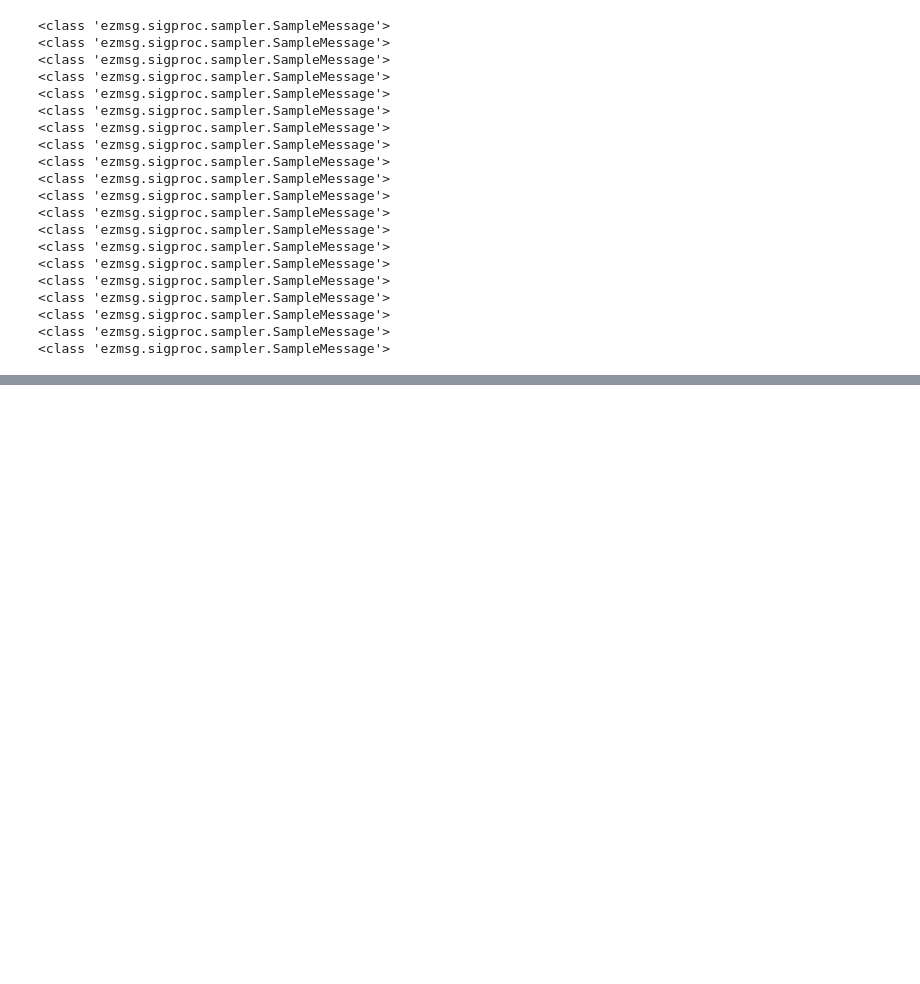
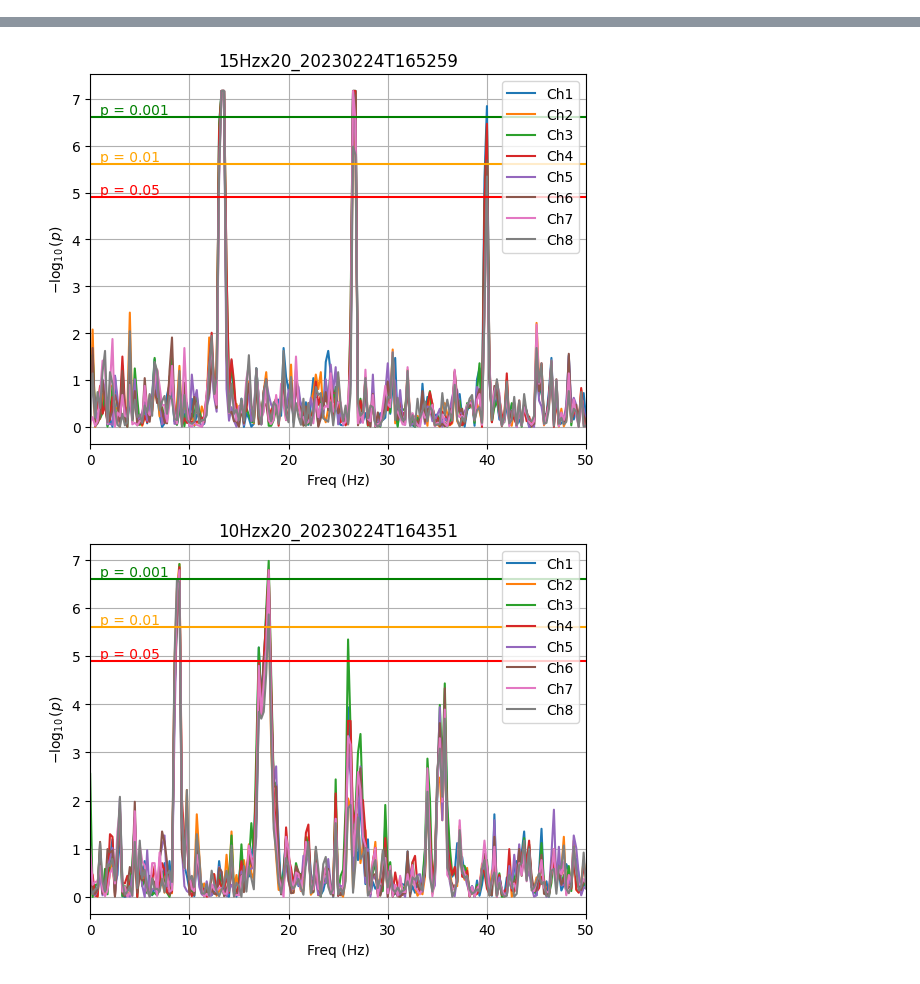
Before and after one commit to itsJorgeRivera/ezmsg-ssvep, a Jupyter notebook: notebooks/offline_analysis.ipynb, the cells around one changed output, grey strips where cells are left out. Saved outputs shown, nothing was run; the diff lists cells and outputs as text; code cells hidden in the pictures; blank space fills up the shorter version.

```diff
--- a/notebooks/offline_analysis.ipynb
+++ b/notebooks/offline_analysis.ipynb
@@ -5,27 +0,0 @@ from ezmsg.util.messagelogger import message_log
-# %%
-data_dir = Path.home() / 'ssvep_data'
-data_fname = data_dir / 'SSVEP_S1' / '15Hzx20_20230224T165259.txt'
-
-for msg in message_log(data_fname):
-    print(type(msg))
-# %% [output]
-<class 'ezmsg.sigproc.sampler.SampleMessage'>
-<class 'ezmsg.sigproc.sampler.SampleMessage'>
-<class 'ezmsg.sigproc.sampler.SampleMessage'>
-<class 'ezmsg.sigproc.sampler.SampleMessage'>
-<class 'ezmsg.sigproc.sampler.SampleMessage'>
-<class 'ezmsg.sigproc.sampler.SampleMessage'>
-<class 'ezmsg.sigproc.sampler.SampleMessage'>
-<class 'ezmsg.sigproc.sampler.SampleMessage'>
-<class 'ezmsg.sigproc.sampler.SampleMessage'>
-<class 'ezmsg.sigproc.sampler.SampleMessage'>
-<class 'ezmsg.sigproc.sampler.SampleMessage'>
-<class 'ezmsg.sigproc.sampler.SampleMessage'>
-<class 'ezmsg.sigproc.sampler.SampleMessage'>
-<class 'ezmsg.sigproc.sampler.SampleMessage'>
-<class 'ezmsg.sigproc.sampler.SampleMessage'>
-<class 'ezmsg.sigproc.sampler.SampleMessage'>
-<class 'ezmsg.sigproc.sampler.SampleMessage'>
-<class 'ezmsg.sigproc.sampler.SampleMessage'>
-<class 'ezmsg.sigproc.sampler.SampleMessage'>
-<class 'ezmsg.sigproc.sampler.SampleMessage'>
@@ -31,0 +56,46 @@ for msg in message_log(data_fname):
+# %%
+data_dir = Path.home() / 'ssvep_data'
+
+for data_fname in (data_dir / 'SSVEP_S1').glob('*.txt'):
+
+    settings = OfflineStatsSettings(
+        replay_settings = MessageReplaySettings(
+            filename = data_fname
+        ),
+        stats_settings = SpectralStatsSettings(
+            time_axis = 'time',
+            integration_time = 4.0,
+            multiple_comparisons = False
+        )
+    )
+
+    system = OfflineStats(settings)
+
+    ez.run(system, force_single_process = True)
+
+    stats: AxisArray = system.output[-1]
+    freq_axis = 'freq'
+    axis = stats.get_axis(freq_axis)
+    axis_idx = stats.get_axis_idx(freq_axis)
+    freqs = (np.arange(stats.shape[axis_idx]) * axis.gain) + axis.offset
+    num_tests = np.prod(stats.shape)
+
+    fig, ax = plt.subplots()
+    with stats.view2d(freq_axis) as view:
+        for ch in range(view.shape[1]):
+            ax.plot(freqs, view[:, ch], label = f'Ch{ch+1}')
+
+    for thresh, color in zip([0.05, 0.01, 0.001], ['red', 'orange', 'green']):
+        xthresh = -np.log10(thresh / num_tests)
+        ax.axhline(xthresh, color = color)
+        ax.annotate(f'p = {thresh}', (1, xthresh), va = 'bottom', color = color)
+
+    ax.legend()
+
+    ax.set_xlabel('Freq (Hz)')
+    ax.set_ylabel(r'$-\log_{10}(p)$')
+    ax.grid(True, which = 'both')
+    ax.set_xlim( 0, 50.0 )
+
+    ax.set_title(data_fname.stem)
+# %% [output]
@@ -31,0 +119,2 @@ for msg in message_log(data_fname):
+[figure, added]
+[figure, added]
```
Also changed, not shown: parts of 5 cells of this notebook, 19 other files.
